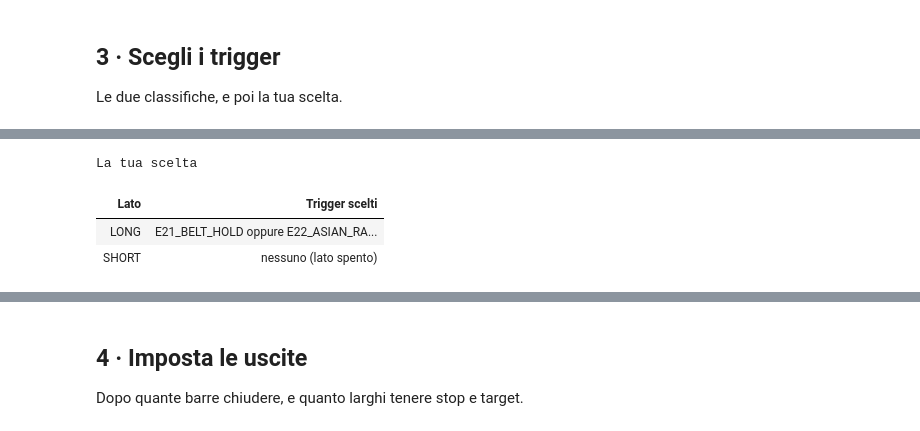
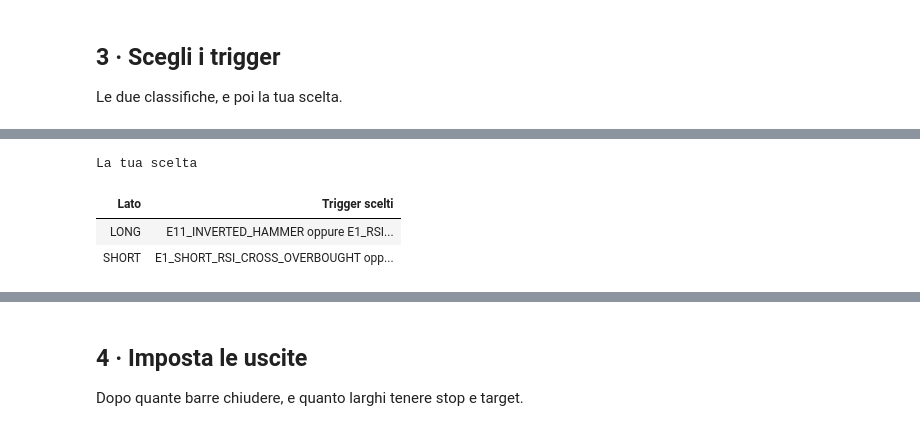
Before and after one commit to matti410/Trading-System-Creator_V4, a Jupyter notebook: Trading_System_Lab.ipynb, the cells around one changed output, grey strips where cells are left out. Drawn from its saved outputs; the diff is of its cells as text; code cells hidden in the pictures.

```diff
--- a/Trading_System_Lab.ipynb
+++ b/Trading_System_Lab.ipynb
@@ -56,7 +56,7 @@ Pronto.
 Scegli lo strumento e per quante barre osservare il prezzo dopo ogni segnale (1 barra = 15 minuti).
 # %%
 #@title 1 · Configura { display-mode: "form" }
-strumento = "BTCUSD"  #@param ["EURUSD", "BTCUSD"]
+strumento = "EURUSD"  #@param ["EURUSD", "BTCUSD"]
 orizzonte = 25  #@param {type:"slider", min:4, max:96, step:1}
 
 s = prepara(strumento, H=orizzonte)
@@ -116,15 +116,15 @@ Classifica SHORT
 # %%
 #@title 3b · La tua scelta { display-mode: "form" }
 #@markdown Copia i nomi dalla classifica. Più nomi sullo stesso lato: separali con una virgola. Lato vuoto = spento.
-trigger_long = "E21_BELT_HOLD, E22_ASIAN_RANGE_BREAKOUT"  #@param {type:"string"}
-trigger_short = ""  #@param {type:"string"}
+trigger_long = "E11_INVERTED_HAMMER, E1_RSI_CROSS_OVERSOLD"  #@param {type:"string"}
+trigger_short = "E1_SHORT_RSI_CROSS_OVERBOUGHT, E9_SHORT_CLOSING_PATTERN_ONLY_II"  #@param {type:"string"}
 
 scegli_trigger(s, long=trigger_long, short=trigger_short)
 # %% [output]
 La tua scelta
 | Lato | Trigger scelti |
-| LONG | E21_BELT_HOLD oppure E22_ASIAN_RA... |
-| SHORT | nessuno (lato spento) |
+| LONG | E11_INVERTED_HAMMER oppure E1_RSI... |
+| SHORT | E1_SHORT_RSI_CROSS_OVERBOUGHT opp... |
 [interactive output not drawn]
 # %% [markdown]
 ## 4 · Imposta le uscite
```
Also changed, not shown: parts of 7 cells of this notebook.
